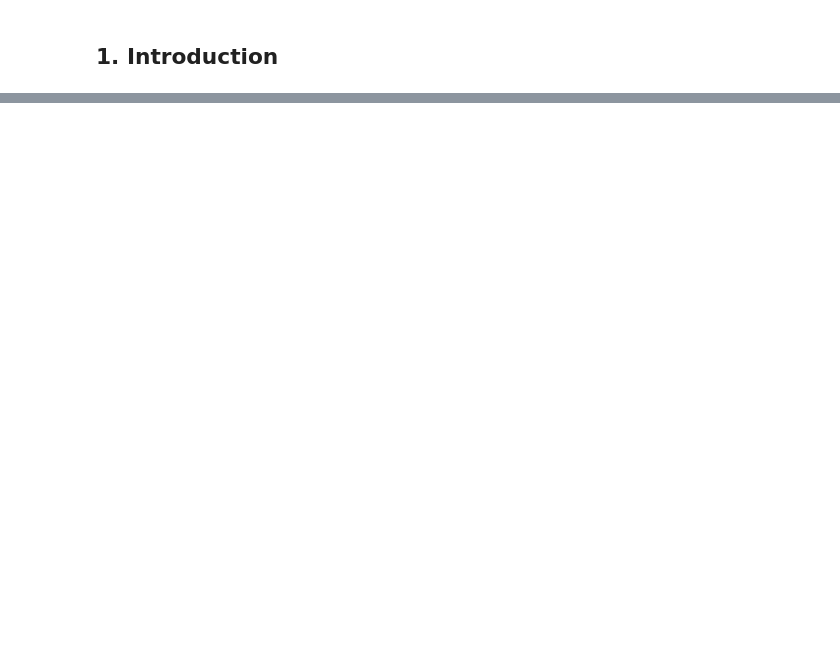
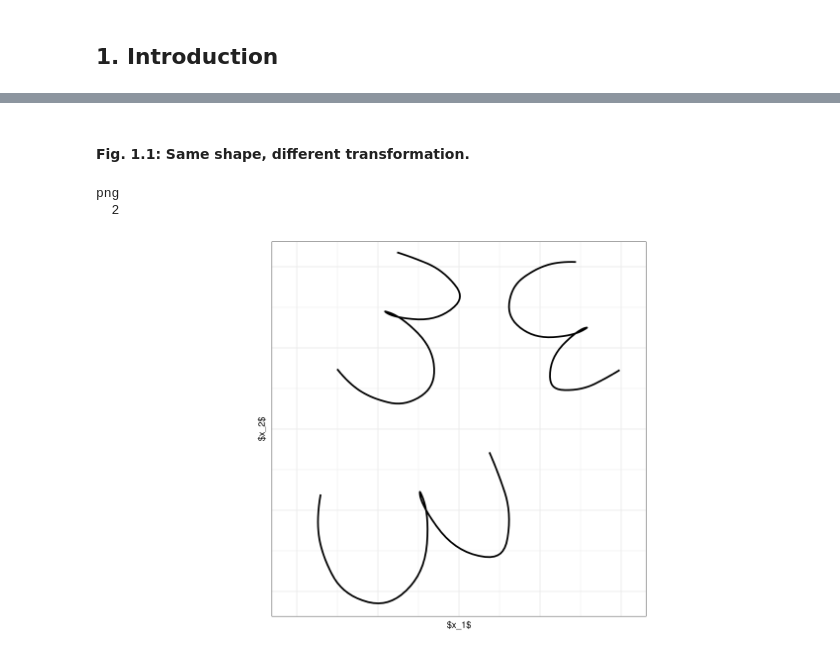
Before and after one commit to mpff/masterthesis, a Jupyter notebook: notebooks/Thesis_Plots.ipynb, the cells around one changed output, grey strips where cells are left out. Cells and saved outputs as stored; diff of their text form; code cells hidden in the pictures; blank space fills up the shorter version.

```diff
--- a/notebooks/Thesis_Plots.ipynb
+++ b/notebooks/Thesis_Plots.ipynb
@@ -40,0 +84,30 @@ ERROR: Error in library(gridExtra): there is no package called ‘gridExtra’
+# %% [markdown]
+#### Fig. 1.1: Same shape, different transformation.
+# %%
+set.seed(4)
+
+pfits.example <- lapply(seq_along(seq(3)), function(j){
+    pfit <- pfits.smooth[[3]]
+    pfit <- rand_rotate_curve2d(pfit)
+    pfit <- rand_scale_curve2d(pfit)
+    pfit$X1 <- pfit$X1 - 0.4*(runif(1) - 0.60)
+    pfit$X2 <- pfit$X2 - 0.4*(runif(1) - 0.58)
+    pfit
+})
+
+p.shape <- ggplot(bind_rows(pfits.example, .id="id"), aes(x=X1, y=X2)) +
+    geom_path(aes(group=id), size = 1, color="black") +
+    labs(x = "$x_1$", y = "$x_2$") +
+    theme_thesis() +
+    theme(axis.ticks.x = element_blank(), axis.ticks.y = element_blank(),
+            axis.text.x = element_blank(), axis.text.y = element_blank()) +
+    coord_fixed(xlim = c(-0.21,0.21), ylim = c(-0.21, 0.21))
+
+tikzDevice::tikz(file = "../tex/graphics/1-eucl.tex", width = 3, height = 3)
+print(p.shape)
+dev.off()
+p.shape
+# %% [output]
+png
+  2
+[figure, added]
```
Also changed, not shown: parts of 21 cells of this notebook, 19 other files.
